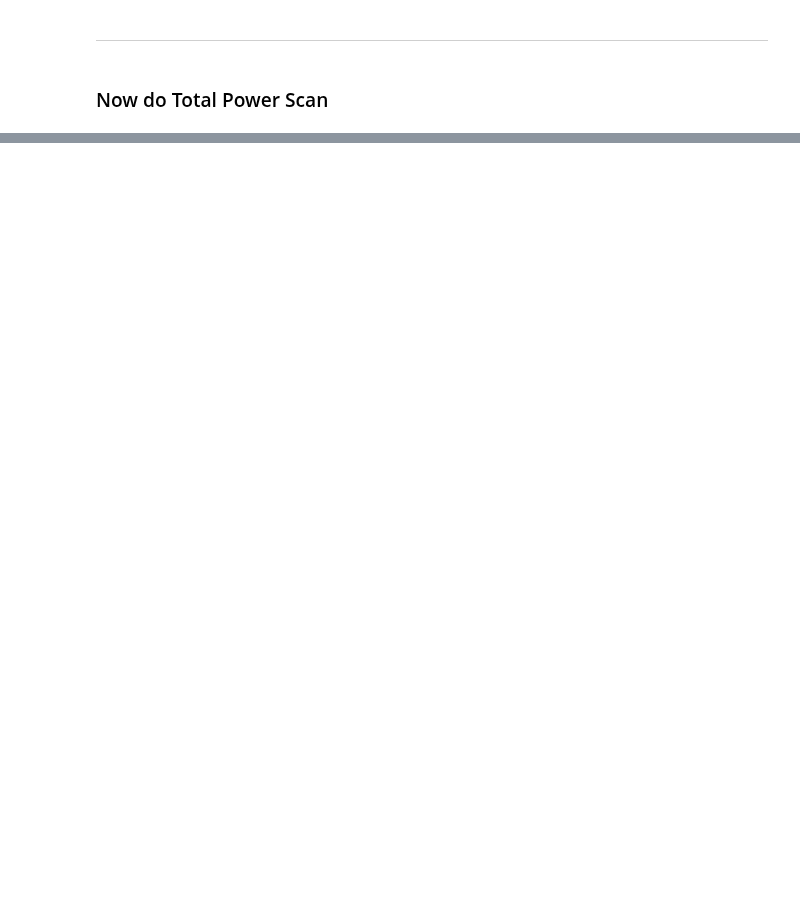
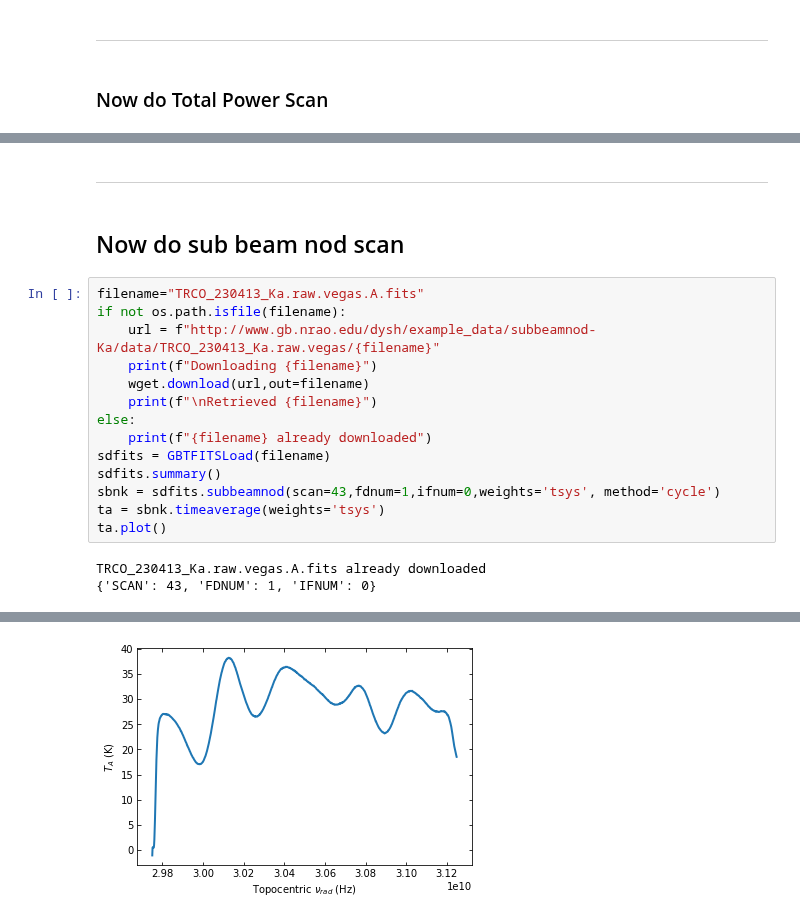
Before and after one commit to GreenBankObservatory/dysh, a Jupyter notebook: notebooks/developer/test_getps_selection.ipynb, the cells around one changed output, grey strips where cells are left out. Drawn from its saved outputs; the diff is of its cells as text; blank space fills up the shorter version.

Commit message:
working subbeamnod examples

```diff
--- a/notebooks/developer/test_getps_selection.ipynb
+++ b/notebooks/developer/test_getps_selection.ipynb
@@ -142,0 +121,21 @@ True
+# %% [markdown]
+------
+# %% [markdown]
+## Now do sub beam nod scan
+# %%
+filename="TRCO_230413_Ka.raw.vegas.A.fits"
+if not os.path.isfile(filename):
+    url = f"http://www.gb.nrao.edu/dysh/example_data/subbeamnod-Ka/data/TRCO_230413_Ka.raw.vegas/{filename}"
+    print(f"Downloading {filename}")
+    wget.download(url,out=filename)
+    print(f"\nRetrieved {filename}")
+else:
+    print(f"{filename} already downloaded")
+sdfits = GBTFITSLoad(filename)
+sdfits.summary()
+sbnk = sdfits.subbeamnod(scan=43,fdnum=1,ifnum=0,weights='tsys', method='cycle')
+ta = sbnk.timeaverage(weights='tsys')
+ta.plot()
+# %% [output]
+TRCO_230413_Ka.raw.vegas.A.fits already downloaded
+{'SCAN': 43, 'FDNUM': 1, 'IFNUM': 0}
@@ -142,0 +155 @@ True
+[figure, added]
```
Also changed, not shown: parts of 14 cells of this notebook, 1 other file.
